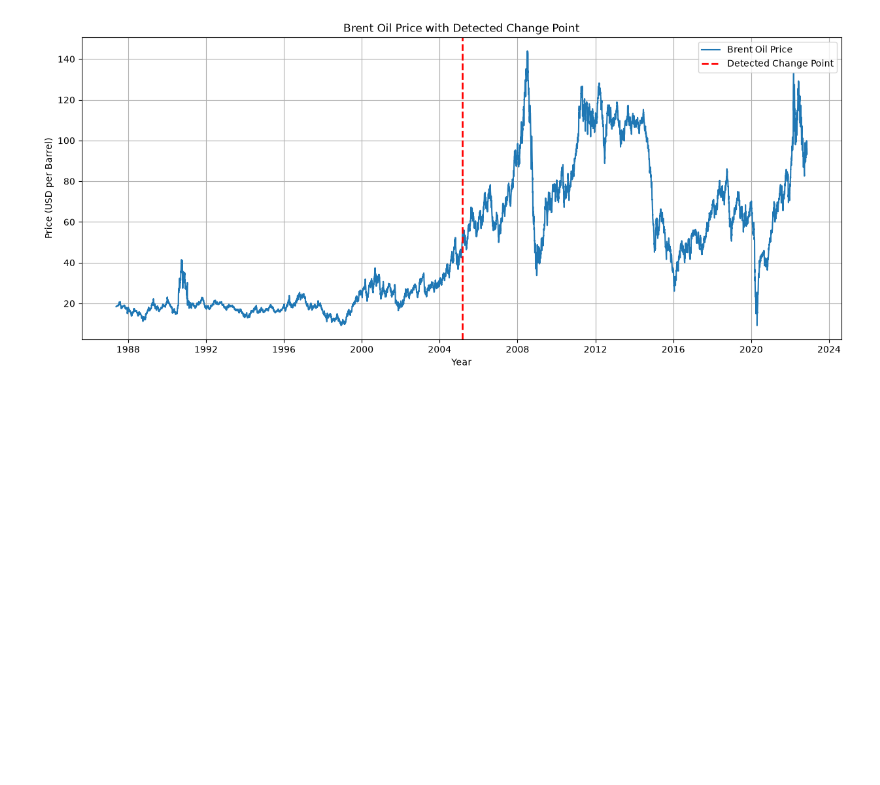
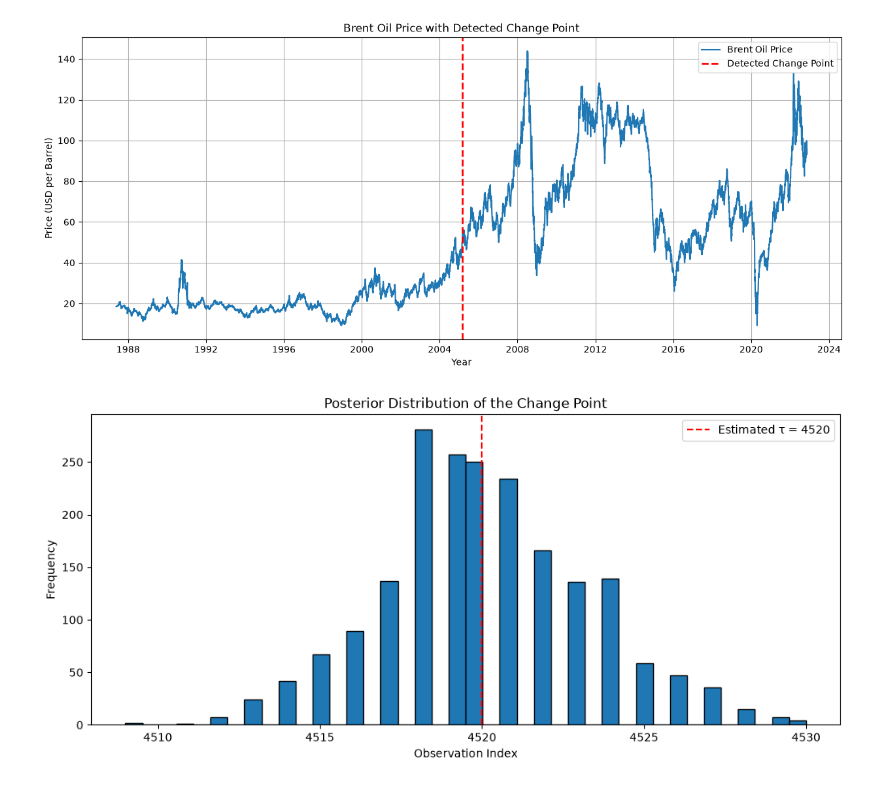
Before and after one commit to mijuuhailu/change_point_analysis, a Jupyter notebook: notebook/brent.ipynb, the cells around one changed output. Saved outputs shown, nothing was run; the diff lists cells and outputs as text; code cells hidden in the pictures; blank space fills up the shorter version.

```diff
--- a/notebook/brent.ipynb
+++ b/notebook/brent.ipynb
@@ -363,3 +377,27 @@ plt.grid(True)
 plt.show()
 # %% [output]
 [figure]
+# %%
+plt.figure(figsize=(12,5))
+
+plt.hist(
+    tau_samples,
+    bins=40,
+    edgecolor="black"
+)
+
+plt.axvline(
+    estimated_tau,
+    color="red",
+    linestyle="--",
+    label=f"Estimated τ = {estimated_tau}"
+)
+
+plt.title("Posterior Distribution of the Change Point")
+plt.xlabel("Observation Index")
+plt.ylabel("Frequency")
+plt.legend()
+
+plt.show()
+# %% [output]
+[figure, added]
```
Also changed, not shown: parts of 3 cells of this notebook, 16 other files.
